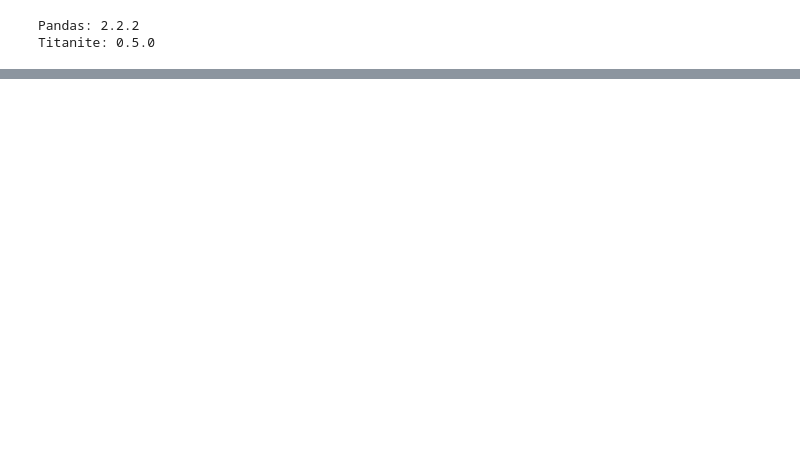
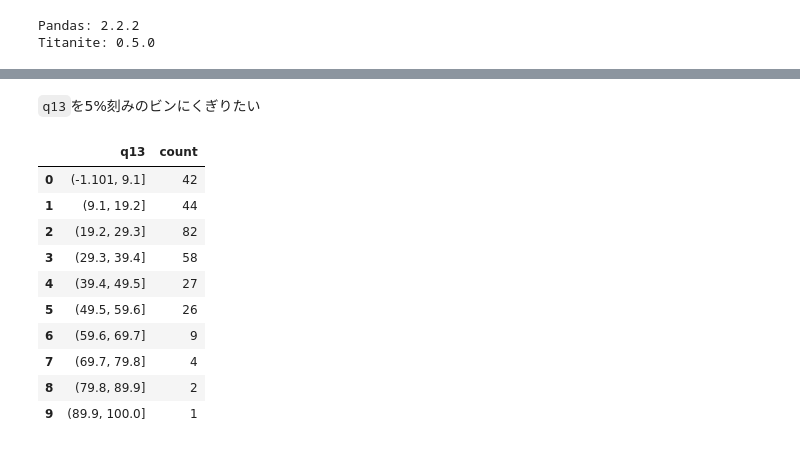
Before and after one commit to ICRC2023/surveys, a Jupyter notebook: docs/diversity/responses/q13_female_ratio.ipynb, the cells around one changed output, grey strips where cells are left out. Cells and saved outputs as stored; diff of their text form; code cells hidden in the pictures; blank space fills up the shorter version.

```diff
--- a/docs/diversity/responses/q13_female_ratio.ipynb
+++ b/docs/diversity/responses/q13_female_ratio.ipynb
@@ -41,3 +48,22 @@ data.hvplot.hist(
 )
 # %% [output]
 [interactive output not drawn]
+# %% [markdown]
+`q13`を5%刻みのビンにくぎりたい
+# %%
+grouped = pd.cut(data["q13"], bins=10).value_counts(sort=False).reset_index()
+grouped
+# grouped.hvplot.scatter(x="q13", y="count")
+# grouped.hvplot.bar(x="q13_binned", y="count", grid=True)
+# %% [output]
+|  | q13 | count |
+| 0 | (-1.101, 9.1] | 42 |
+| 1 | (9.1, 19.2] | 44 |
+| 2 | (19.2, 29.3] | 82 |
+| 3 | (29.3, 39.4] | 58 |
+| 4 | (39.4, 49.5] | 27 |
+| 5 | (49.5, 59.6] | 26 |
+| 6 | (59.6, 69.7] | 9 |
+| 7 | (69.7, 79.8] | 4 |
+| 8 | (79.8, 89.9] | 2 |
+| 9 | (89.9, 100.0] | 1 |
```
Also changed, not shown: parts of 4 cells of this notebook, 5 other files.
